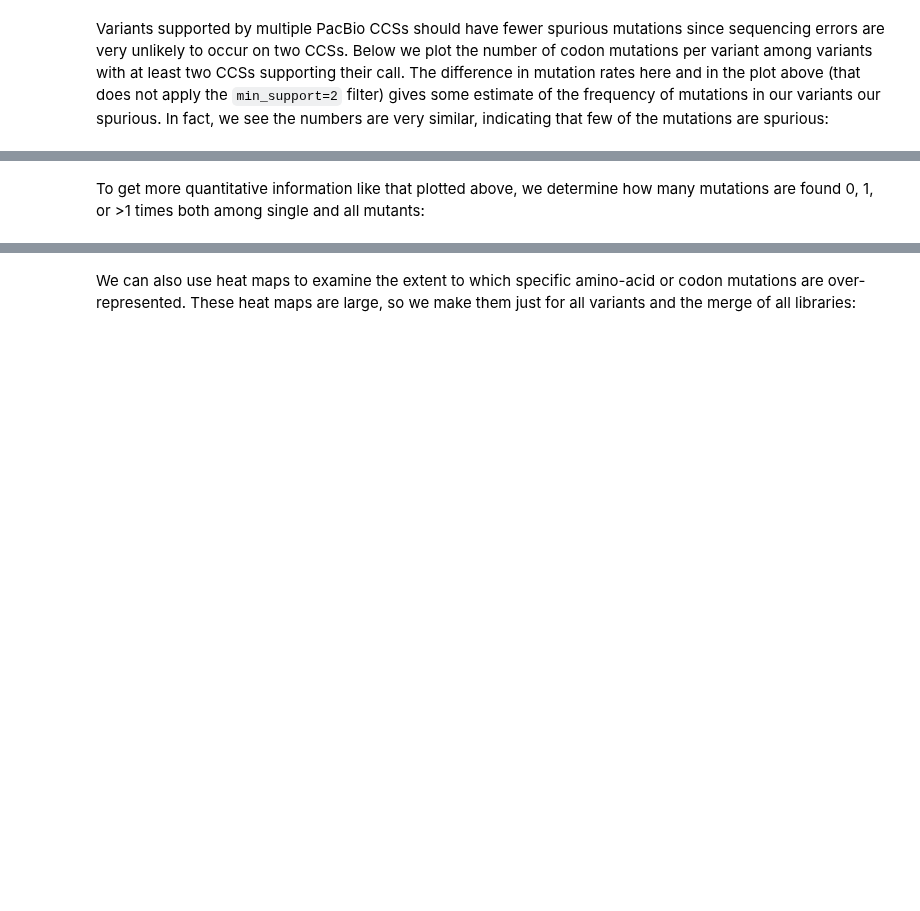
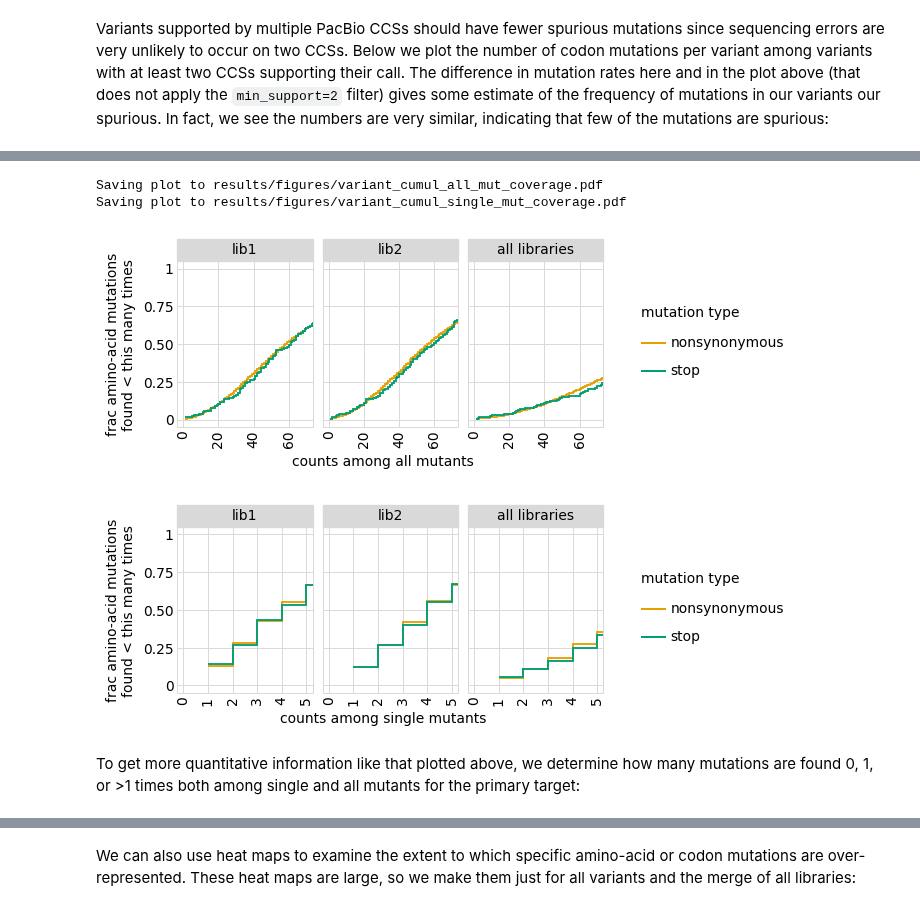
Before and after one commit to jbloomlab/SARS-CoV-2-RBD_DMS, a Jupyter notebook: build_variants.ipynb, the cells around one changed output, grey strips where cells are left out. Saved outputs shown, nothing was run; the diff lists cells and outputs as text; code cells hidden in the pictures; blank space fills up the shorter version.

```diff
--- a/build_variants.ipynb
+++ b/build_variants.ipynb
@@ -608,15 +715,3 @@ In this call and in the plots below, we set `samples=None` as we aren't looking
-# %%
-# TEMPORARY CELL, DEBUGGING
-import yaml
-import pandas as pd
-import alignparse.targets
-import dms_variants
-import dms_variants.codonvarianttable
-
-with open('config.yaml') as f:
-    config = yaml.safe_load(f)
-
-dms_variants.__version__
 # %%
 display(HTML(
     variants
@@ -697,14 +803,19 @@ The plot below shows that virtually every mutation is found in a variant in each
 Things look especially good if we aggregate across libraries:
 # %%
 for variant_type in ['all', 'single']:
-    p = variants.plotCumulMutCoverage(variant_type, mut_type='aa', samples=None,max_count=200)
+    p = variants.plotCumulMutCoverage(variant_type, mut_type='aa', samples=None)
     _ = p.draw()
     plotfile = os.path.join(config['figs_dir'],
                             f"variant_cumul_{variant_type}_mut_coverage.pdf")
     print(f"Saving plot to {plotfile}")
     p.save(plotfile)
+# %% [output]
+Saving plot to results/figures/variant_cumul_all_mut_coverage.pdf
+Saving plot to results/figures/variant_cumul_single_mut_coverage.pdf
+[figure, added]
+[figure, added]
 # %% [markdown]
-To get more quantitative information like that plotted above, we determine how many mutations are found 0, 1, or >1 times both among single and all mutants:
+To get more quantitative information like that plotted above, we determine how many mutations are found 0, 1, or >1 times both among single and all mutants for the primary target:
 # %%
 count_dfs = []
 for variant_type in ['all', 'single']:
```
Also changed, not shown: parts of 30 cells of this notebook.
